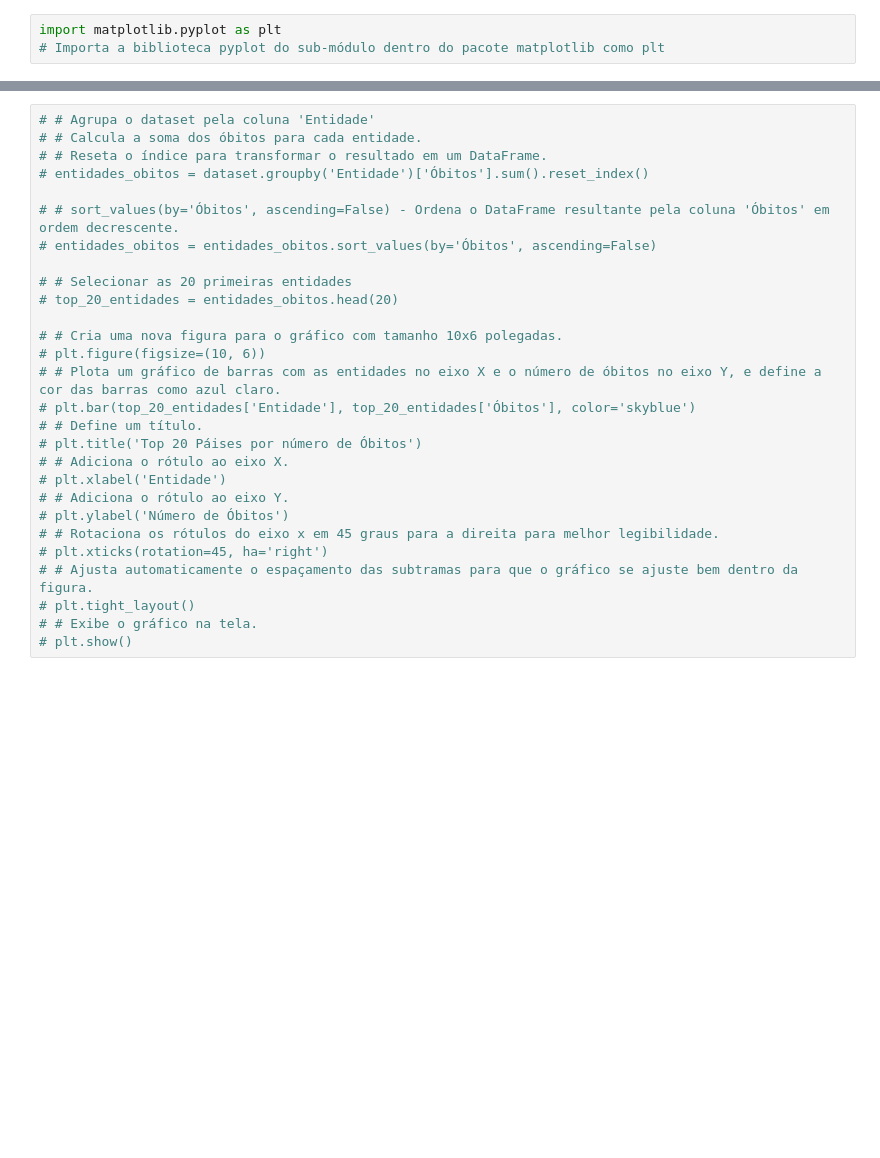
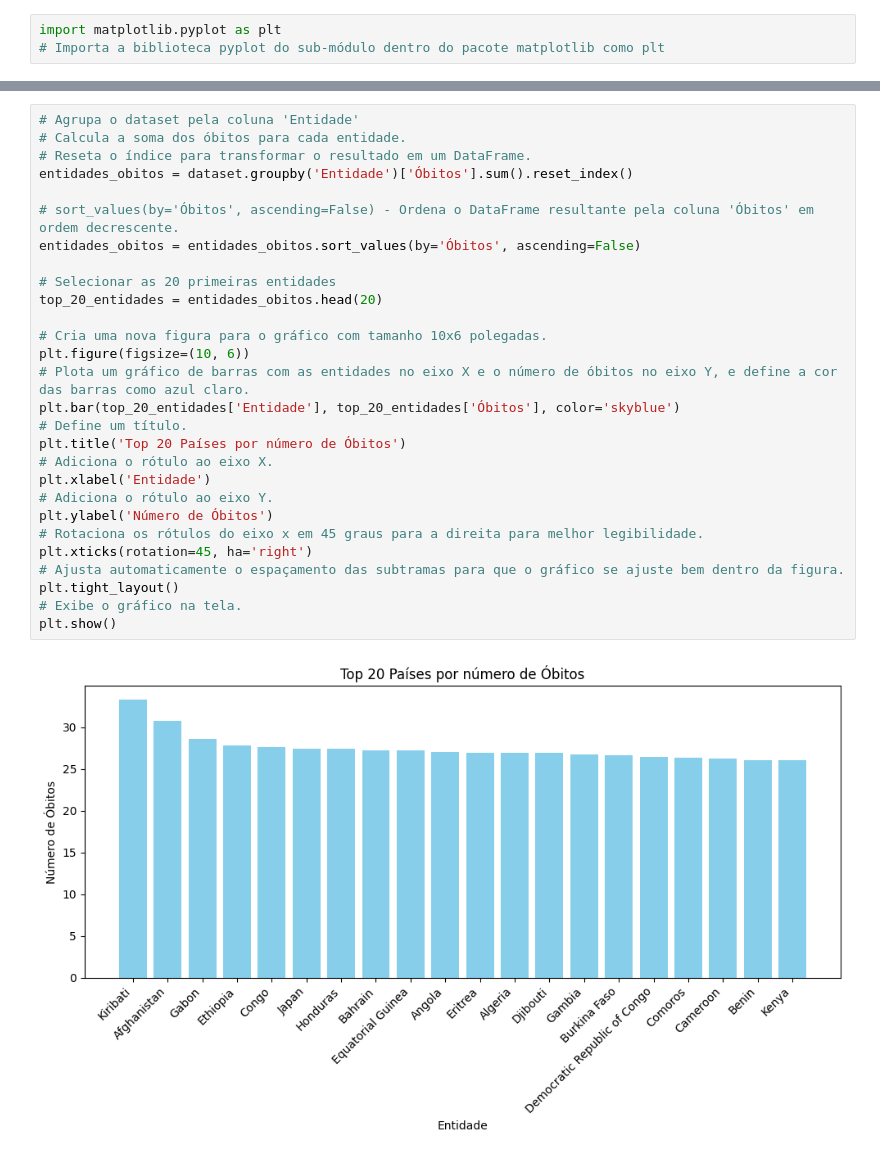
Before and after one commit to GabrielMarkss/GoogleColabBD, a Jupyter notebook: ProjetoTAVBD_Jeff.ipynb, the cells around one changed output, grey strips where cells are left out. Drawn from its saved outputs; the diff is of its cells as text; blank space fills up the shorter version.

```diff
--- a/ProjetoTAVBD_Jeff.ipynb
+++ b/ProjetoTAVBD_Jeff.ipynb
@@ -195,28 +162,30 @@ plt.show()
 # %%
-# # Agrupa o dataset pela coluna 'Entidade'
-# # Calcula a soma dos óbitos para cada entidade.
-# # Reseta o índice para transformar o resultado em um DataFrame.
-# entidades_obitos = dataset.groupby('Entidade')['Óbitos'].sum().reset_index()
+# Agrupa o dataset pela coluna 'Entidade'
+# Calcula a soma dos óbitos para cada entidade.
+# Reseta o índice para transformar o resultado em um DataFrame.
+entidades_obitos = dataset.groupby('Entidade')['Óbitos'].sum().reset_index()
 
-# # sort_values(by='Óbitos', ascending=False) - Ordena o DataFrame resultante pela coluna 'Óbitos' em ordem decrescente.
-# entidades_obitos = entidades_obitos.sort_values(by='Óbitos', ascending=False)
+# sort_values(by='Óbitos', ascending=False) - Ordena o DataFrame resultante pela coluna 'Óbitos' em ordem decrescente.
+entidades_obitos = entidades_obitos.sort_values(by='Óbitos', ascending=False)
 
-# # Selecionar as 20 primeiras entidades
-# top_20_entidades = entidades_obitos.head(20)
+# Selecionar as 20 primeiras entidades
+top_20_entidades = entidades_obitos.head(20)
 
-# # Cria uma nova figura para o gráfico com tamanho 10x6 polegadas.
-# plt.figure(figsize=(10, 6))
-# # Plota um gráfico de barras com as entidades no eixo X e o número de óbitos no eixo Y, e define a cor das barras como azul claro.
-# plt.bar(top_20_entidades['Entidade'], top_20_entidades['Óbitos'], color='skyblue')
-# # Define um título.
-# plt.title('Top 20 Páises por número de Óbitos')
-# # Adiciona o rótulo ao eixo X.
-# plt.xlabel('Entidade')
-# # Adiciona o rótulo ao eixo Y.
-# plt.ylabel('Número de Óbitos')
-# # Rotaciona os rótulos do eixo x em 45 graus para a direita para melhor legibilidade.
-# plt.xticks(rotation=45, ha='right')
-# # Ajusta automaticamente o espaçamento das subtramas para que o gráfico se ajuste bem dentro da figura.
-# plt.tight_layout()
-# # Exibe o gráfico na tela.
-# plt.show()
+# Cria uma nova figura para o gráfico com tamanho 10x6 polegadas.
+plt.figure(figsize=(10, 6))
+# Plota um gráfico de barras com as entidades no eixo X e o número de óbitos no eixo Y, e define a cor das barras como azul claro.
+plt.bar(top_20_entidades['Entidade'], top_20_entidades['Óbitos'], color='skyblue')
+# Define um título.
+plt.title('Top 20 Países por número de Óbitos')
+# Adiciona o rótulo ao eixo X.
+plt.xlabel('Entidade')
+# Adiciona o rótulo ao eixo Y.
+plt.ylabel('Número de Óbitos')
+# Rotaciona os rótulos do eixo x em 45 graus para a direita para melhor legibilidade.
+plt.xticks(rotation=45, ha='right')
+# Ajusta automaticamente o espaçamento das subtramas para que o gráfico se ajuste bem dentro da figura.
+plt.tight_layout()
+# Exibe o gráfico na tela.
+plt.show()
+# %% [output]
+[figure, added]
```
Also changed, not shown: parts of 26 cells of this notebook.
